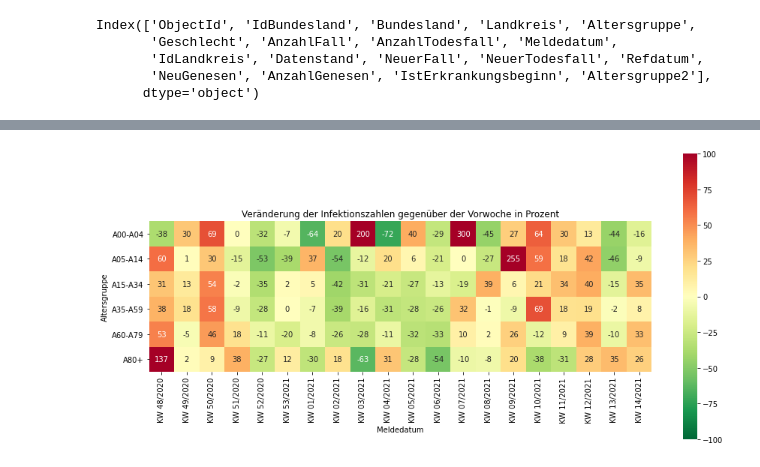
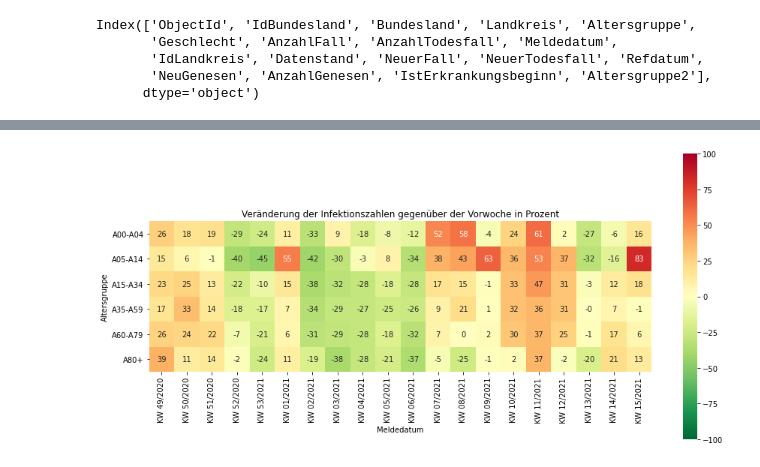
Before and after one commit to mkluge/covid-19, a Jupyter notebook: data/Dresden Altersgruppen.ipynb, the cells around one changed output, grey strips where cells are left out. Cells and saved outputs as stored; diff of their text form; code cells hidden in the pictures.

```diff
--- a/data/Dresden Altersgruppen.ipynb
+++ b/data/Dresden Altersgruppen.ipynb
@@ -39,16 +39,16 @@ sns.heatmap(w,cmap=cm.RdYlGn.reversed(), xticklabels=xticklabels, vmax=100, vmin
 # %%
-ldocs = docs[ docs["Landkreis"] == "SK Dresden" ]
-#ldocs = docs[ docs["Bundesland"] == "Sachsen" ]
+#ldocs = docs[ docs["Landkreis"] == "SK Dresden" ]
+ldocs = docs[ docs["Bundesland"] == "Sachsen" ]
 weekly = ldocs.set_index("Meldedatum").groupby("Altersgruppe").resample("W").agg({"AnzahlFall":"sum"}).fillna(0)
 weekly_pct = weekly.pct_change() * 100
 weekly_pcts = weekly_pct.reset_index().pivot(index='Altersgruppe', columns='Meldedatum', values='AnzahlFall')
 weekly_pcts = weekly_pcts.loc[ weekly_pcts.index != "unbekannt" ]
 cols = [ X for X in weekly_pcts.columns if X != max(weekly_pcts.columns) ]
 weekly_pcts = weekly_pcts[ cols[-20:] ]
 xticklabels = [ "KW "+X.strftime("%V/%Y") for X in weekly_pcts.columns ]
 fig, ax = plt.subplots(1, 1, figsize=(15, 7), sharex=True, facecolor='white')
 ax.set_title('Veränderung der Infektionszahlen gegenüber der Vorwoche in Prozent')
 sns.heatmap(weekly_pcts,cmap=cm.RdYlGn.reversed(), xticklabels=xticklabels, vmax=100, vmin=-100, annot=True, fmt=".0f", square=True)
 plt.savefig("" + "dd_ag.png", dpi=100, facecolor='white', transparent=False)
 # %% [output]
-[figure, old version]
+[figure, new version]
```
Also changed, not shown: parts of 1 cell of this notebook, 1 other file.
